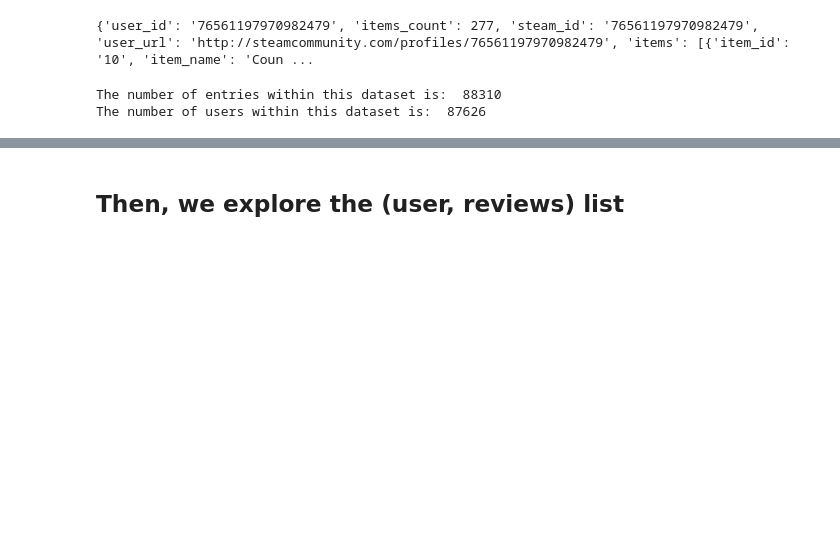
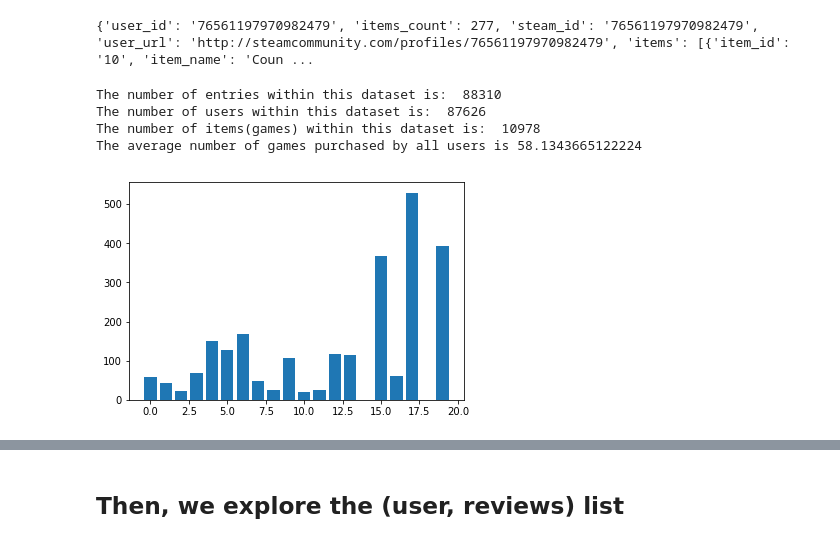
Before and after one commit to ShinTo98/Recommender-System-Survey, a Jupyter notebook: exploratory_analysis.ipynb, the cells around one changed output, grey strips where cells are left out. Saved outputs shown, nothing was run; the diff lists cells and outputs as text; code cells hidden in the pictures; blank space fills up the shorter version.

```diff
--- a/exploratory_analysis.ipynb
+++ b/exploratory_analysis.ipynb
@@ -15,21 +17,62 @@ Done.
 print(data_users_items[0])
 # %% [output]
 {'user_id': '76561197970982479', 'items_count': 277, 'steam_id': '76561197970982479', 'user_url': 'http://steamcommunity.com/profiles/76561197970982479', 'items': [{'item_id': '10', 'item_name': 'Coun ...
-# %%
-users = set()
-
-for entry in data_users_items:
-    u = entry['user_id']
-    users.add(u)
-
-print('The number of entries within this dataset is: ', len(data_users_items))
-print('The number of users within this dataset is: ', len(users))
-# plot: each user, num. of games owned (item_count)
-# average num. of games owned
-# each user, overall time played all games combined
-# each user, average time played all games combined
-# each game, overall time played by different users
-# each game, average time played by different users
-# %% [output]
-The number of entries within this dataset is:  88310
-The number of users within this dataset is:  87626
+# %%
+import matplotlib.pyplot as plt
+
+users = set()
+items = set()
+user_items = defaultdict(lambda: [])
+user_playtime_ovarall = defaultdict(int)
+user_playtime_averge = defaultdict(int)
+user_item_playtime = defaultdict(int)
+
+for entry in data_users_items:
+    u, i = entry['user_id'], entry['items']
+    for item in i:
+        items.add((item['item_id'], item['item_name']))
+    users.add(u)
+    user_items[u] = i
+
+users = list(users)
+items = list(items)
+items.sort()
+users.sort()
+
+print('The number of entries within this dataset is: ', len(data_users_items))
+print('The number of users within this dataset is: ', len(users))
+print('The number of items(games) within this dataset is: ', len(items))
+
+# for each user, num. of games owned
+# X = list(users)[:100]
+X = range(20)
+Y = [len(user_items[u]) for u in users][:20]
+plt.bar(X, Y)
+
+# average num. of games owned
+total = 0
+for u in users:
+    total += len(user_items[u])
+
+average = float(total) / len(users)
+print('The average number of games purchased by all users is', average)
+
+# each user, overall/average time played all games combined
+for u in users:
+    overall = 0
+
+    for i in user_items[u]:
+        time = i['playtime_forever']
+        overall += time
+        # each user, individual time played for each game
+        user_item_playtime[(u, i['item_id'])] = time
+
+    user_playtime_ovarall[u] = overall
+    if len(user_items[u]):
+        user_playtime_averge[u] = float(overall) / len(user_items[u])
+# %% [output]
+The number of entries within this dataset is:  88310
+The number of users within this dataset is:  87626
+The number of items(games) within this dataset is:  10978
+The average number of games purchased by all users is 58.1343665122224
+[figure, added]
```
Also changed, not shown: parts of 6 cells of this notebook, 1 other file.
